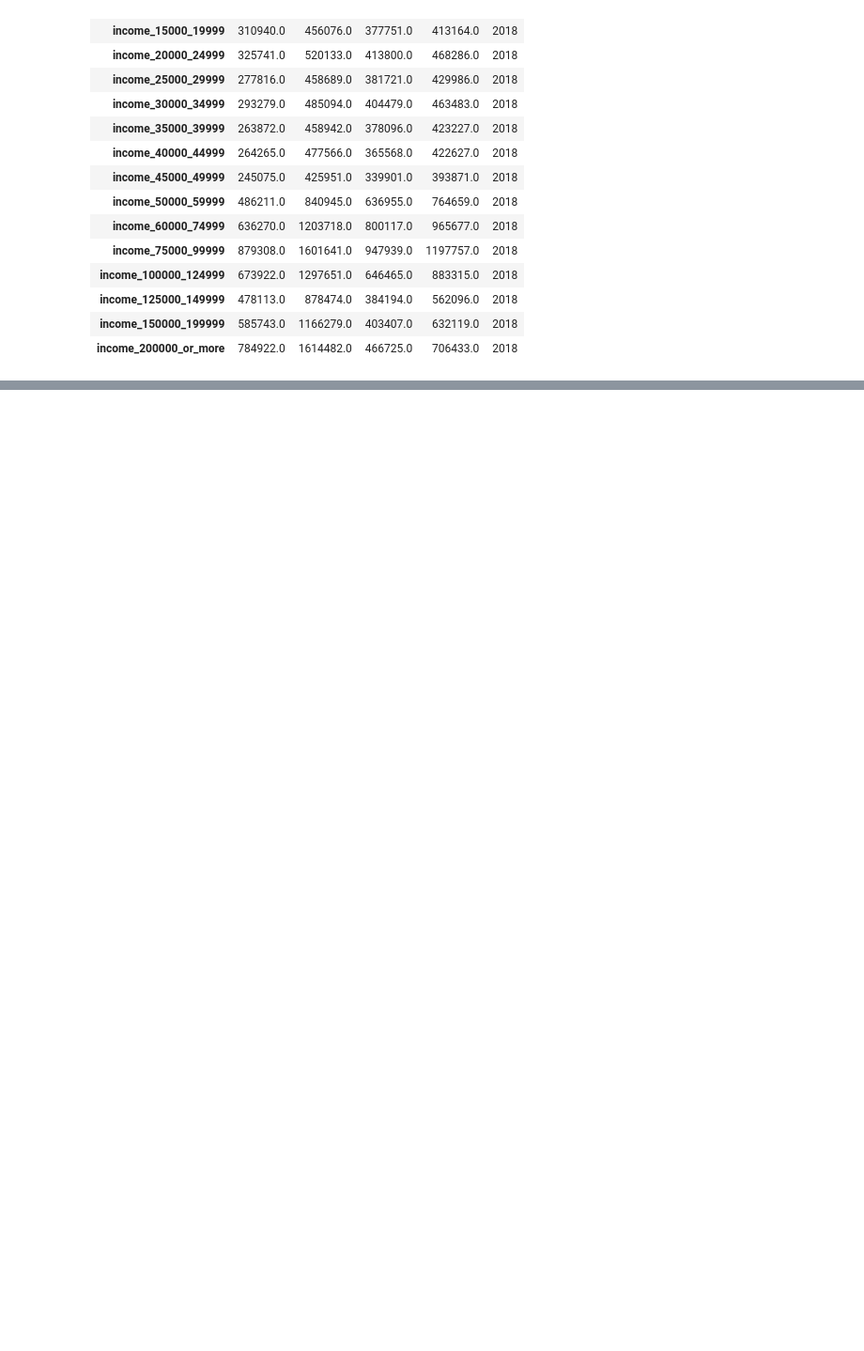
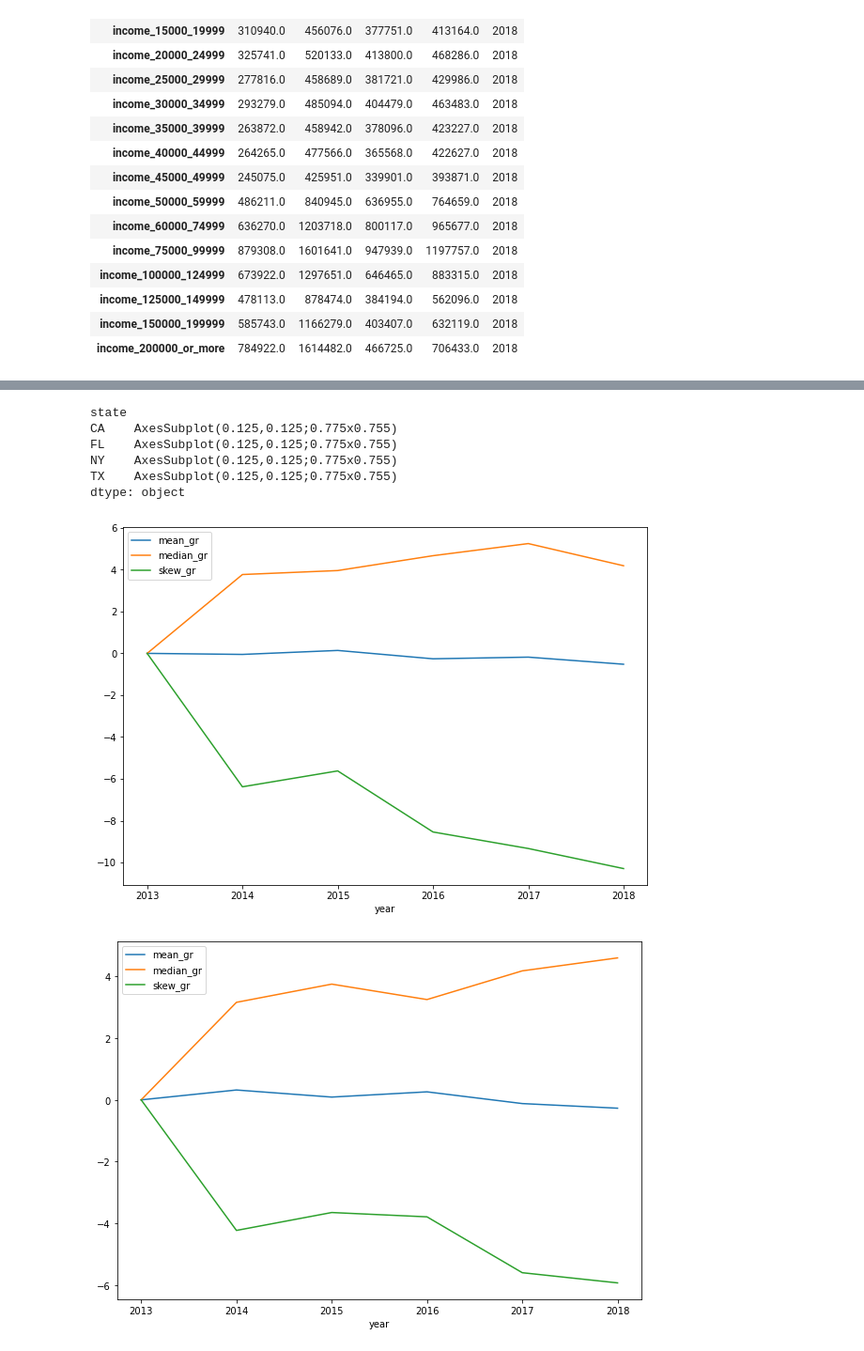
Before and after one commit to EugeniaDickson/zillow_rent_index, a Jupyter notebook: Jane/sql_problem_solutions.ipynb, the cells around one changed output, grey strips where cells are left out. Shown at 94% size. Drawn from its saved outputs; the diff is of its cells as text; code cells hidden in the pictures; blank space fills up the shorter version.

Commit message:
added plots, fixed functions, added solution #2

```diff
--- a/Jane/sql_problem_solutions.ipynb
+++ b/Jane/sql_problem_solutions.ipynb
@@ -257,0 +254,12 @@ df_2013_2018.set_index('index')['TX_percentile'].plot.bar(figsize=(15,10))
+# %%
+result_2013_2018 = []
+year_list = [2013, 2014, 2015, 2016, 2017, 2018]
+for df, yr in zip(df_list, year_list):
+    for state in state_list:
+        res = mean_med_skew(df, state)
+        res['year'] = yr
+        res['state'] = state
+        result_2013_2018.append(res)
+# %%
+result_2013_2018 = pd.DataFrame(result_2013_2018).sort_values(['state', 'year']).reset_index().drop('index', axis=1)
+result_2013_2018
@@ -257,0 +284,23 @@ df_2013_2018.set_index('index')['TX_percentile'].plot.bar(figsize=(15,10))
+# %%
+# calculating growth rates for Mean, Median and Skew
+
+mean_growth_rate = []
+median_growth_rate = []
+skew_growth_rate = []
+
+metrics = ['mean', 'median', 'skew']
+metrics_res = [mean_growth_rate,
+           median_growth_rate,
+           skew_growth_rate]
+
+for state in sorted(state_list):
+    for metric, metric_r in zip(metrics, metrics_res):
+        metric_r.append(0) #we don't know previous year rate so the growth rate start point would be 0
+        lst = result_2013_2018[result_2013_2018['state']==f'{state}'][f'{metric}'].tolist()
+        for idx in range(1,len(lst)):
+             metric_r.append(round(100*(lst[idx]-lst[idx-1])/lst[idx], 2))
+# %%
+temp = pd.DataFrame({'mean_gr': mean_growth_rate,
+                  'median_gr': median_growth_rate,
+                  'skew_gr': skew_growth_rate})
+result_2013_2018 = pd.concat([result_2013_2018, temp], axis=1)
@@ -257,0 +327,11 @@ df_2013_2018.set_index('index')['TX_percentile'].plot.bar(figsize=(15,10))
+# %%
+result_2013_2018[['mean_gr', 'median_gr', 'skew_gr', 'state', 'year']].set_index('year').groupby('state').plot.line(figsize=(10,7))
+# %% [output]
+state
+CA    AxesSubplot(0.125,0.125;0.775x0.755)
+FL    AxesSubplot(0.125,0.125;0.775x0.755)
+NY    AxesSubplot(0.125,0.125;0.775x0.755)
+TX    AxesSubplot(0.125,0.125;0.775x0.755)
+dtype: object
+[figure, added]
+[figure, added]
```
Also changed, not shown: parts of 13 cells of this notebook, 1 other file.
